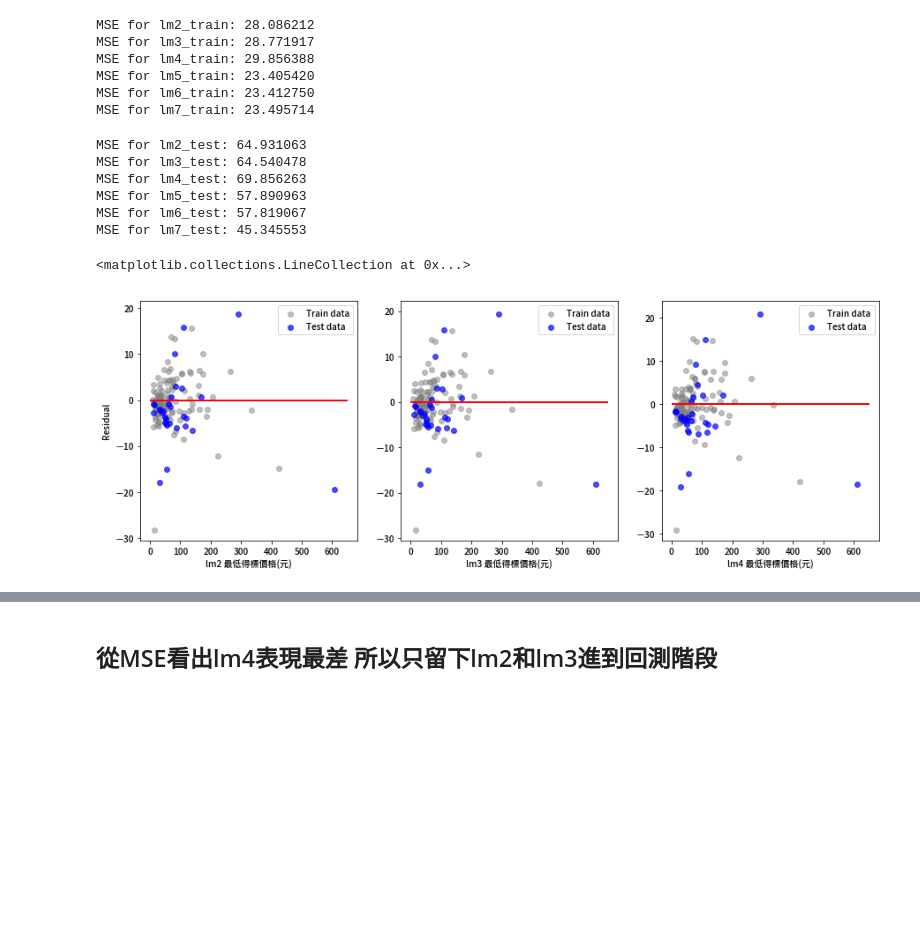
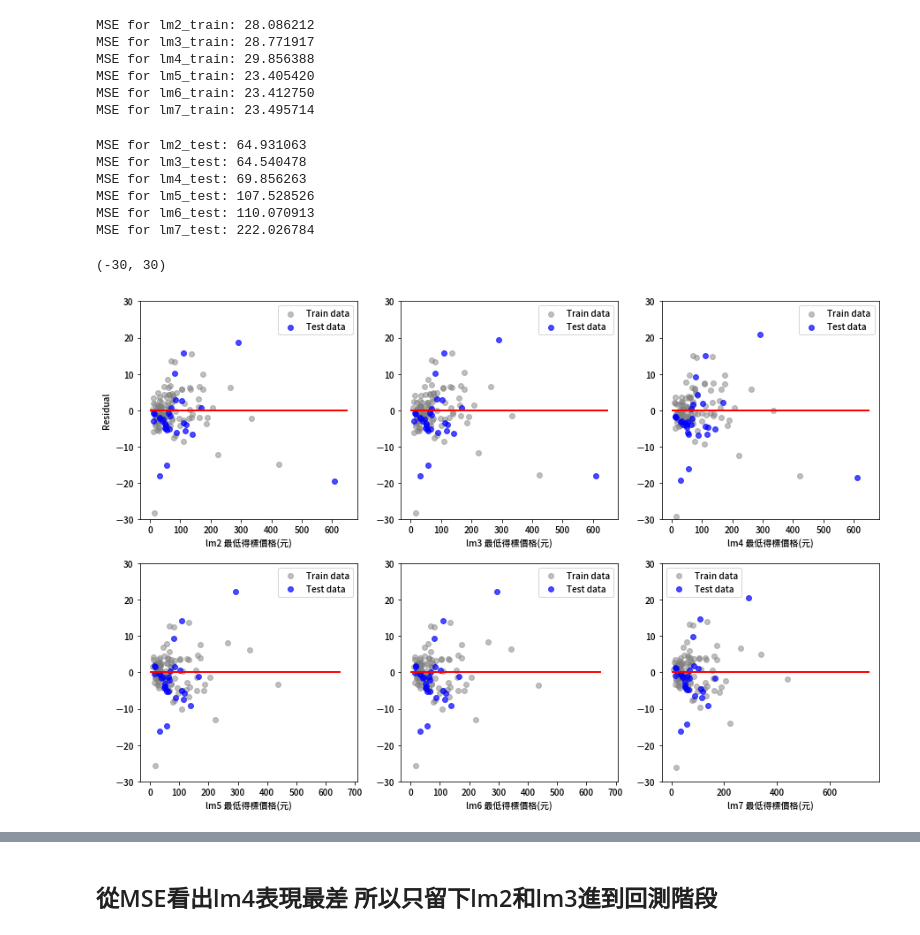
Before and after one commit to hello0217/auction, a Jupyter notebook: auction1.ipynb, the cells around one changed output, grey strips where cells are left out. Drawn from its saved outputs; the diff is of its cells as text; code cells hidden in the pictures; blank space fills up the shorter version.

```diff
--- a/auction1.ipynb
+++ b/auction1.ipynb
@@ -338,18 +346,19 @@ def minmaxscale(x, a, b):
 # %%
 X_train = train_df[['競拍數量(張)','最低投標價格(元)','最低每標單投_1','最低每標單投_2','最低每標單投_3','得標手續費率(%)','初上市','處理費_400','投標最後一天平均成交價']]
 X_train['最後一天平均價_平方'] = [i**2 for i in X_train['投標最後一天平均成交價']]
-X_train['最後一天平均價_平方'] = minmaxscale(X_train['最後一天平均價_平方'], 81, 2500)
+
+#X_train['最後一天平均價_平方'] = minmaxscale(X_train['最後一天平均價_平方'], 81, 2500)
 
 X_train['最後一天平均價_立方'] = [i**3 for i in X_train['投標最後一天平均成交價']]
-X_train['最後一天平均價_立方'] = minmaxscale(X_train['最後一天平均價_立方'], 250, 10000)
+#X_train['最後一天平均價_立方'] = minmaxscale(X_train['最後一天平均價_立方'], 250, 10000)
 y_train = train_df['最低得標價格(元)']
 # %%
 X_test = test_df[['競拍數量(張)','最低投標價格(元)','最低每標單投_1','最低每標單投_2','最低每標單投_3','得標手續費率(%)','初上市','處理費_400','投標最後一天平均成交價']]
 X_test['最後一天平均價_平方'] = [i**2 for i in X_test['投標最後一天平均成交價']]
-X_test['最後一天平均價_平方'] = minmaxscale(X_test['最後一天平均價_平方'], 81, 2500)
+#X_test['最後一天平均價_平方'] = minmaxscale(X_test['最後一天平均價_平方'], 81, 2500)
 
 X_test['最後一天平均價_立方'] = [i**3 for i in X_test['投標最後一天平均成交價']]
-X_test['最後一天平均價_立方'] = minmaxscale(X_test['最後一天平均價_立方'], 250, 10000)
+#X_test['最後一天平均價_立方'] = minmaxscale(X_test['最後一天平均價_立方'], 250, 10000)
 y_test = test_df['最低得標價格(元)']
 # %%
 plt.scatter(X_train.index, X_train['最後一天平均價_平方'])
@@ -791,45 +800,84 @@ print('MSE for lm7_test: %f' %(sum([i**2 for i in res7])/ len(res7)))
 MSE for lm2_test: 64.931063
 MSE for lm3_test: 64.540478
 MSE for lm4_test: 69.856263
-MSE for lm5_test: 57.890963
-MSE for lm6_test: 57.819067
-MSE for lm7_test: 45.345553
+MSE for lm5_test: 107.528526
+MSE for lm6_test: 110.070913
+MSE for lm7_test: 222.026784
 # %%
-plt.figure(figsize=(15, 5))
+plt.figure(figsize=(15, 10))
 
-plt.subplot(1,3,1)
+plt.subplot(2,3,1)
 plt.scatter(y_train_pred2, y_train_pred2 - y_train,
           c = 'gray', marker = 'o', s = 35, alpha = 0.5,
           label = 'Train data')
 plt.scatter(y_test_pred2, y_test_pred2 - y_test,
           c = 'blue', marker = 'o', s = 35, alpha = 0.7,
           label = 'Test data')
 plt.xlabel('lm2 最低得標價格(元)')
 plt.ylabel('Residual')
 plt.legend(loc = 'upper right')
 plt.hlines(y = 0, xmin = 0, xmax = 650, lw = 2, color = 'red')
+plt.ylim(-30,30)
 
-plt.subplot(1,3,2)
+plt.subplot(2,3,2)
 plt.scatter(y_train_pred3, y_train_pred3 - y_train,
           c = 'gray', marker = 'o', s = 35, alpha = 0.5,
           label = 'Train data')
 plt.scatter(y_test_pred3, y_test_pred3 - y_test,
           c = 'blue', marker = 'o', s = 35, alpha = 0.7,
           label = 'Test data')
 plt.xlabel('lm3 最低得標價格(元)')
 plt.legend(loc = 'upper right')
 plt.hlines(y = 0, xmin = 0, xmax = 650, lw = 2, color = 'red')
+plt.ylim(-30,30)
 
-plt.subplot(1,3,3)
+plt.subplot(2,3,3)
 plt.scatter(y_train_pred4, y_train_pred4 - y_train,
           c = 'gray', marker = 'o', s = 35, alpha = 0.5,
           label = 'Train data')
 plt.scatter(y_test_pred4, y_test_pred4 - y_test,
           c = 'blue', marker = 'o', s = 35, alpha = 0.7,
           label = 'Test data')
 plt.xlabel('lm4 最低得標價格(元)')
 plt.legend(loc = 'upper right')
 plt.hlines(y = 0, xmin = 0, xmax = 650, lw = 2, color = 'red')
+plt.ylim(-30,30)
+
+plt.subplot(2,3,4)
+plt.scatter(y_train_pred5, y_train_pred5 - y_train,
+          c = 'gray', marker = 'o', s = 35, alpha = 0.5,
+          label = 'Train data')
+plt.scatter(y_test_pred5, y_test_pred5 - y_test,
+             c = 'blue', marker = 'o', s = 35, alpha = 0.7,
+             label = 'Test data')
+plt.xlabel('lm5 最低得標價格(元)')
+plt.legend(loc = 'upper right')
+plt.hlines(y = 0, xmin = 0, xmax = 650, lw = 2, color = 'red')
+plt.ylim(-30,30)
+
+plt.subplot(2,3,5)
+plt.scatter(y_train_pred6, y_train_pred6 - y_train,
+          c = 'gray', marker = 'o', s = 35, alpha = 0.5,
+          label = 'Train data')
+plt.scatter(y_test_pred6, y_test_pred6 - y_test,
+             c = 'blue', marker = 'o', s = 35, alpha = 0.7,
+             label = 'Test data')
+plt.xlabel('lm6 最低得標價格(元)')
+plt.legend(loc = 'upper right')
+plt.hlines(y = 0, xmin = 0, xmax = 650, lw = 2, color = 'red')
+plt.ylim(-30,30)
+
+plt.subplot(2,3,6)
+plt.scatter(y_train_pred7, y_train_pred7 - y_train,
+          c = 'gray', marker = 'o', s = 35, alpha = 0.5,
+          label = 'Train data')
+plt.scatter(y_test_pred7, y_test_pred7 - y_test,
+             c = 'blue', marker = 'o', s = 35, alpha = 0.7,
+             label = 'Test data')
+plt.xlabel('lm7 最低得標價格(元)')
+plt.legend(loc = 'upper left')
+plt.hlines(y = 0, xmin = 0, xmax = 750, lw = 2, color = 'red')
+plt.ylim(-30,30)
 # %% [output]
-<matplotlib.collections.LineCollection at 0x...>
+(-30, 30)
-[figure, old version]
+[figure, new version]
```
Also changed, not shown: parts of 25 cells of this notebook.
